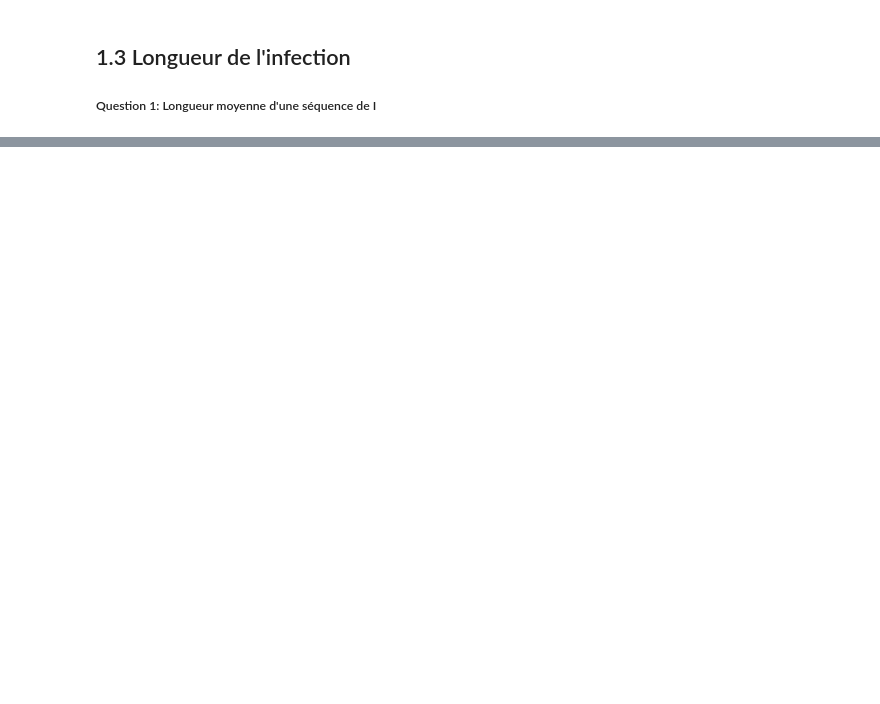
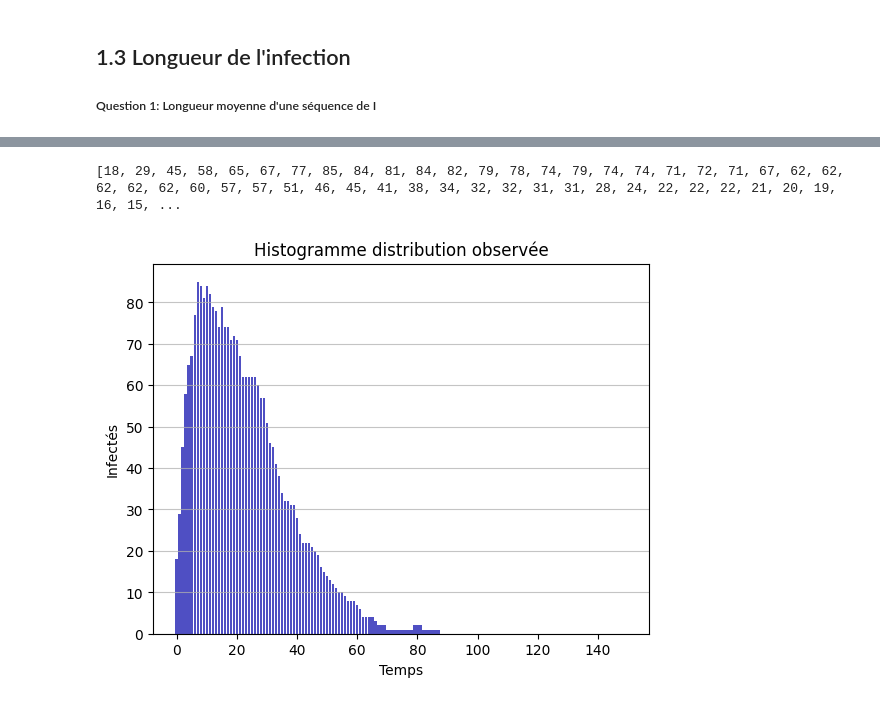
Before and after one commit to maelodie/markov, a Jupyter notebook: markov.ipynb, the cells around one changed output, grey strips where cells are left out. Saved outputs shown, nothing was run; the diff lists cells and outputs as text; code cells hidden in the pictures; blank space fills up the shorter version.

Commit message:
avancement histogrammes

```diff
--- a/markov.ipynb
+++ b/markov.ipynb
@@ -268,0 +277,31 @@ longueur_I_obs(300)
+# %%
+def longueur_by_time(temps, nb_individus):
+    longueurs = [] #longueur moyenne pour chaque temps t
+    pop = seq_alea_population(nb_individus, temps, pi0, A)
+
+    for j in range(temps):
+        total_inf = 0 #liste de la longueur des séquences I pour les individus au temps j
+        for i in range(nb_individus):
+            seq_inf = [etat for etat in pop[i][j] if etat == 'I']
+            inf = len(seq_inf)
+            total_inf += inf
+
+        longueurs.append(total_inf / temps)
+
+    return longueurs
+
+
+def histogramme(longueur_list):
+    plt.bar(range(len(longueur_list)), longueur_list, color='#0504aa', alpha=0.7)
+    plt.title('Histogramme distribution observée')
+    plt.xlabel('Temps')
+    plt.ylabel('Infectés')
+    plt.grid(axis='y', alpha=0.75)
+    plt.show()
+
+list = longueur_by_time(150, 200)
+print(list)
+histogramme(list)
+# %% [output]
+[18, 29, 45, 58, 65, 67, 77, 85, 84, 81, 84, 82, 79, 78, 74, 79, 74, 74, 71, 72, 71, 67, 62, 62, 62, 62, 62, 60, 57, 57, 51, 46, 45, 41, 38, 34, 32, 32, 31, 31, 28, 24, 22, 22, 22, 21, 20, 19, 16, 15, ...
+[figure, added]
```
Also changed, not shown: parts of 12 cells of this notebook.
